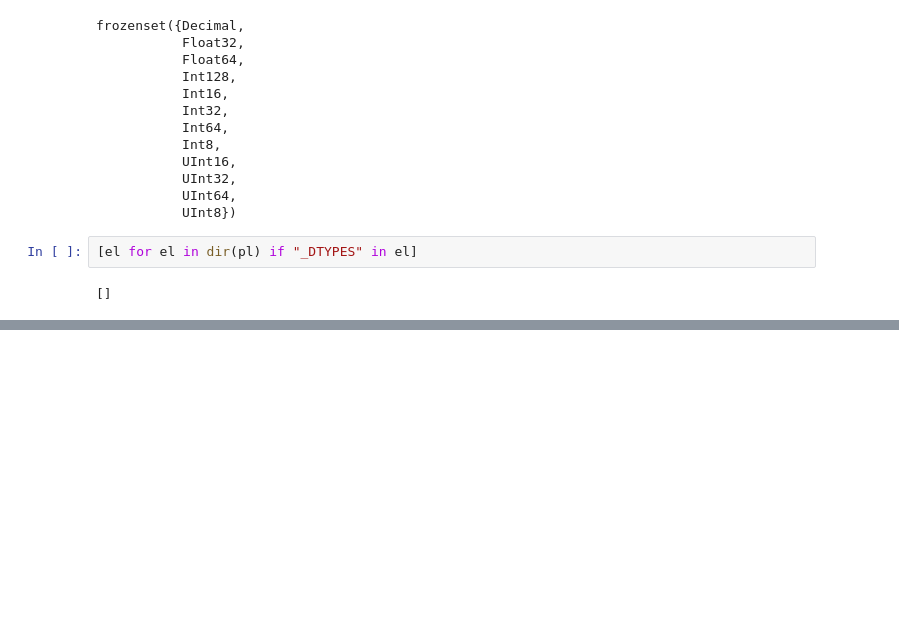
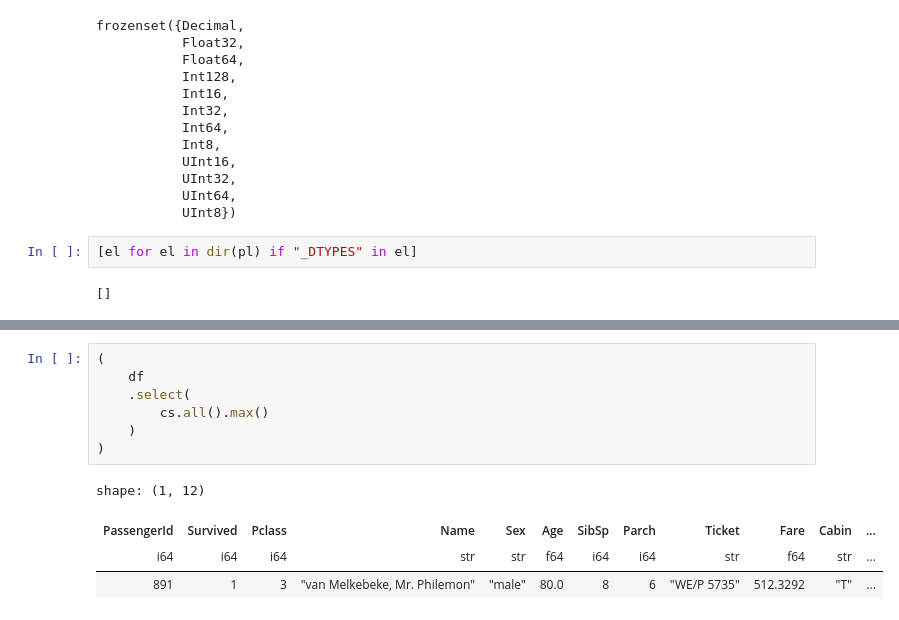
Before and after one commit to yukikitayama/data-analysis, a Jupyter notebook: polars/selecting_columns.ipynb, the cells around one changed output, grey strips where cells are left out. Drawn from its saved outputs; the diff is of its cells as text; blank space fills up the shorter version.

```diff
--- a/polars/selecting_columns.ipynb
+++ b/polars/selecting_columns.ipynb
@@ -309,0 +325,12 @@ shape: (3, 12)
+# %%
+(
+    df
+    .select(
+        cs.all().max()
+    )
+)
+# %% [output]
+shape: (1, 12)
+| PassengerId | Survived | Pclass | Name | Sex | Age | SibSp | Parch | Ticket | Fare | Cabin | ... |
+| i64 | i64 | i64 | str | str | f64 | i64 | i64 | str | f64 | str | ... |
+| 891 | 1 | 3 | "van Melkebeke, Mr. Philemon" | "male" | 80.0 | 8 | 6 | "WE/P 5735" | 512.3292 | "T" | ... |
```
Also changed, not shown: parts of 17 cells of this notebook, 1 other file.
